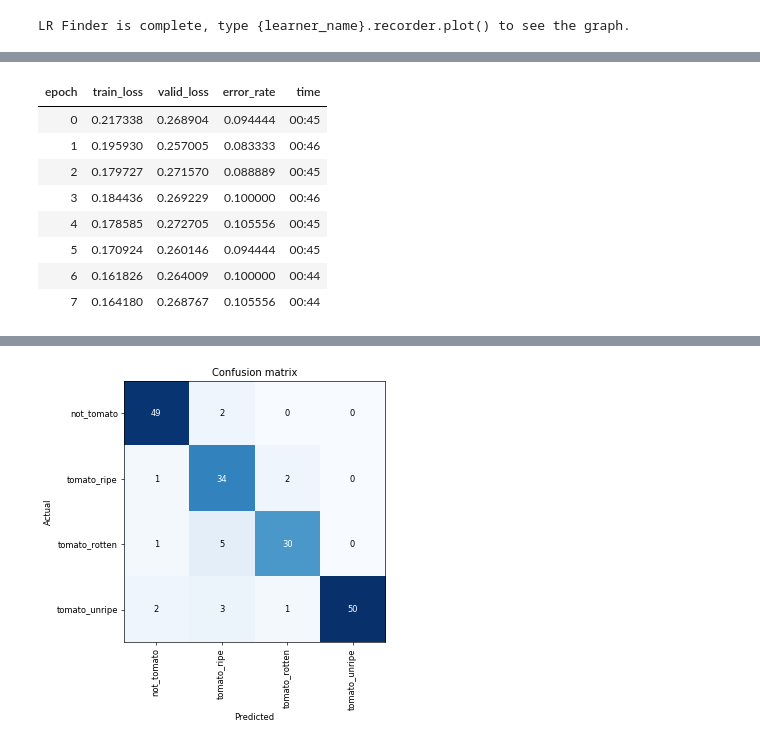
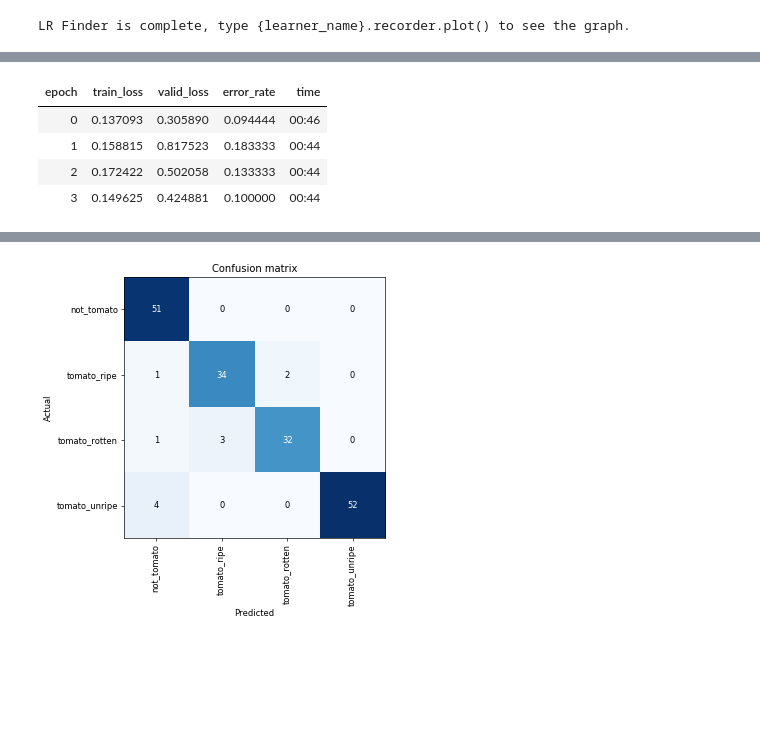
Before and after one commit to kartiknan/tomato_classification, a Jupyter notebook: tomato_resnet18.ipynb, the cells around one changed output, grey strips where cells are left out. Cells and saved outputs as stored; diff of their text form; code cells hidden in the pictures; blank space fills up the shorter version.

```diff
--- a/tomato_resnet18.ipynb
+++ b/tomato_resnet18.ipynb
@@ -155,16 +164,12 @@ learn.load(path_model/'rn18_july18_stg1_err08')
-# %%
-learn.unfreeze()
-learn.fit_one_cycle(8, max_lr=slice(2e-6,1e-4))
-# %% [output]
-| epoch | train_loss | valid_loss | error_rate | time |
-| 0 | 0.217338 | 0.268904 | 0.094444 | 00:45 |
-| 1 | 0.195930 | 0.257005 | 0.083333 | 00:46 |
-| 2 | 0.179727 | 0.271570 | 0.088889 | 00:45 |
-| 3 | 0.184436 | 0.269229 | 0.100000 | 00:46 |
-| 4 | 0.178585 | 0.272705 | 0.105556 | 00:45 |
-| 5 | 0.170924 | 0.260146 | 0.094444 | 00:45 |
-| 6 | 0.161826 | 0.264009 | 0.100000 | 00:44 |
-| 7 | 0.164180 | 0.268767 | 0.105556 | 00:44 |
+# %%
+# learn.unfreeze()
+learn.fit_one_cycle(4, max_lr=slice(5e-5,5e-3))
+# %% [output]
+| epoch | train_loss | valid_loss | error_rate | time |
+| 0 | 0.137093 | 0.305890 | 0.094444 | 00:46 |
+| 1 | 0.158815 | 0.817523 | 0.183333 | 00:44 |
+| 2 | 0.172422 | 0.502058 | 0.133333 | 00:44 |
+| 3 | 0.149625 | 0.424881 | 0.100000 | 00:44 |
 # %%
 interp = ClassificationInterpretation.from_learner(learn)
 losses,idxs = interp.top_losses()
```
Also changed, not shown: parts of 9 cells of this notebook.
